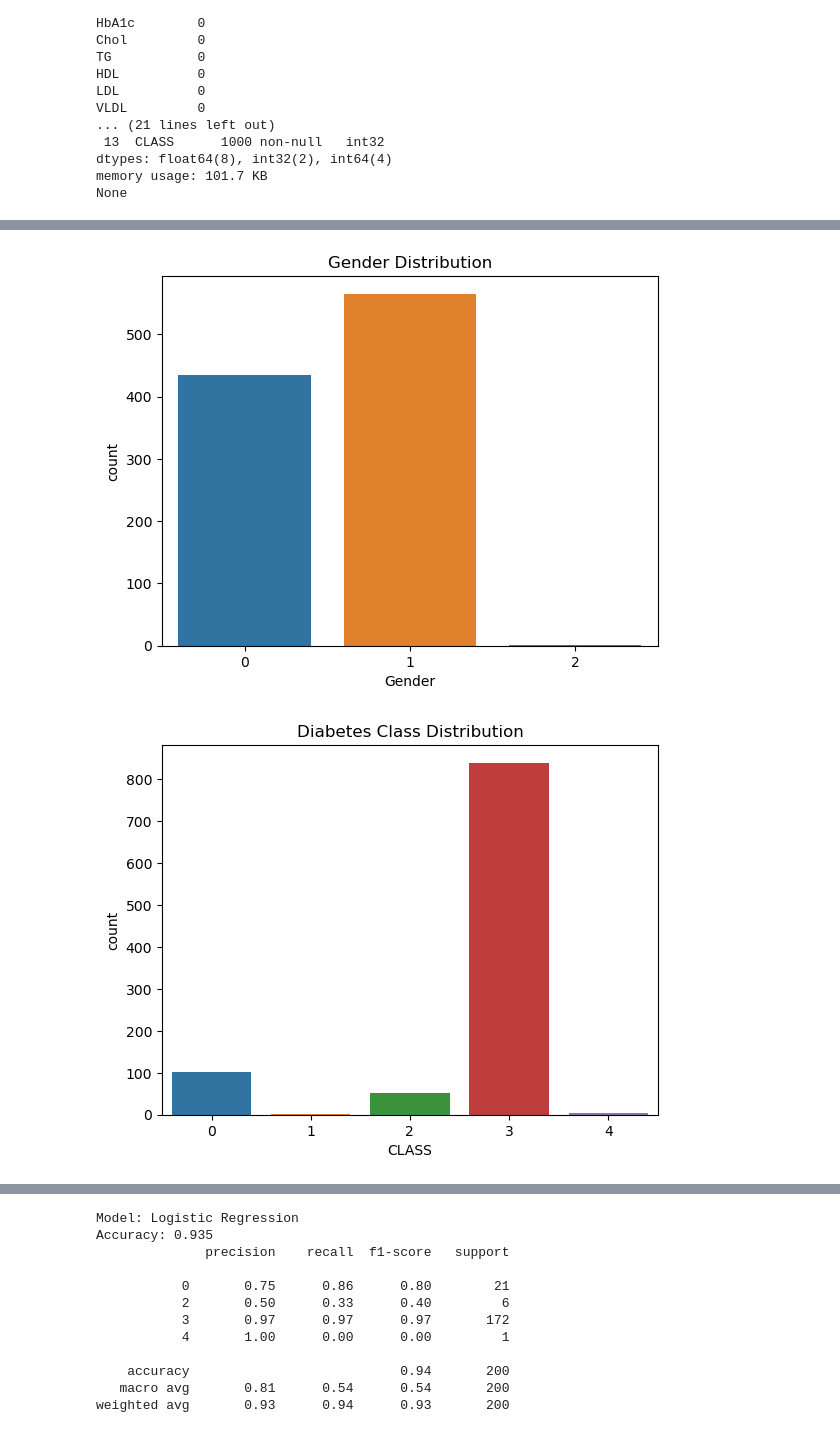
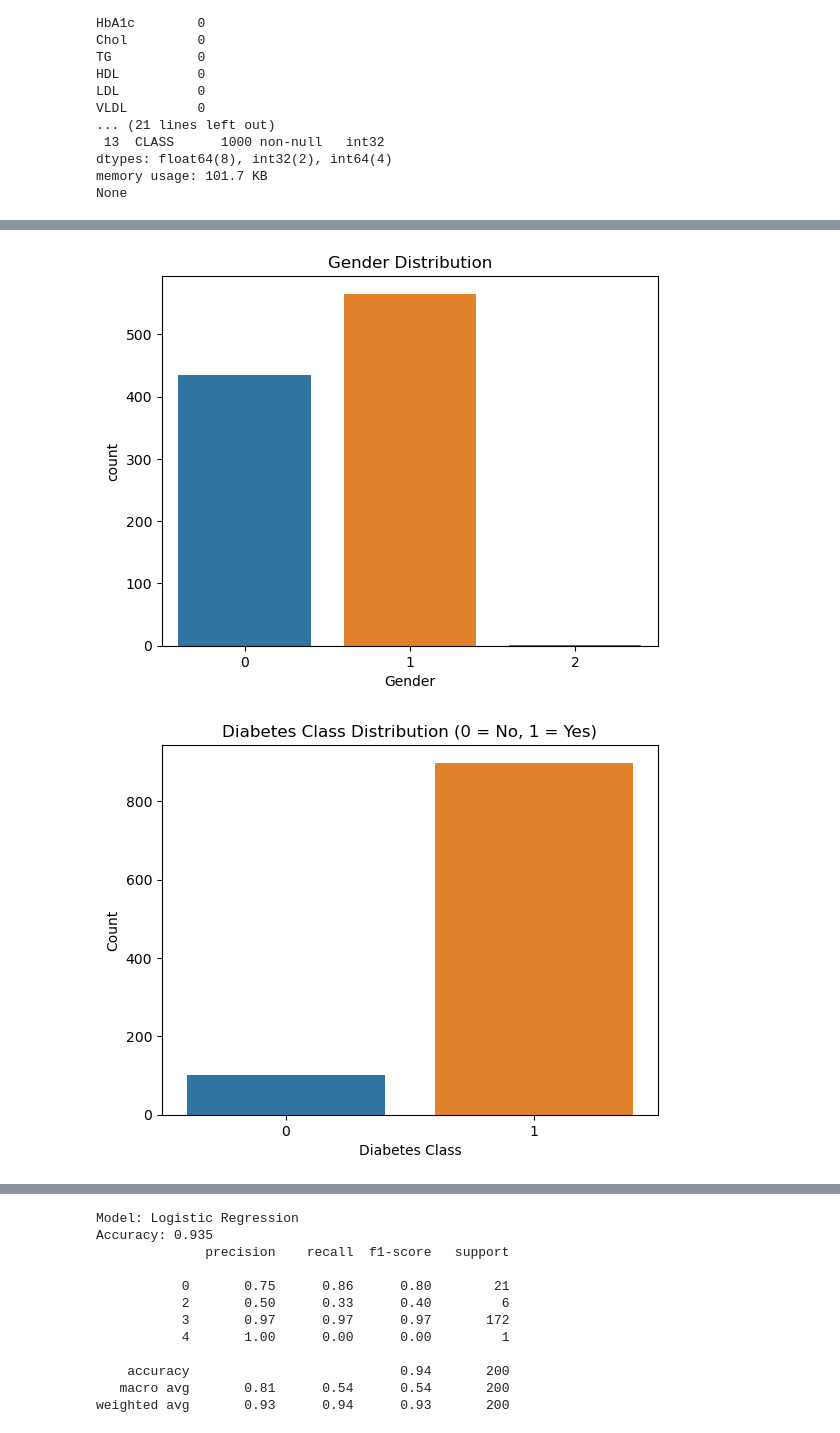
Before and after one commit to Willy-Norbert/Big_data_FinalExam_27463_IrabarutaWillyNorbert, a Jupyter notebook: index.ipynb, the cells around one changed output, grey strips where cells are left out. Drawn from its saved outputs; the diff is of its cells as text; code cells hidden in the pictures.

```diff
--- a/index.ipynb
+++ b/index.ipynb
@@ -165,10 +208,16 @@ sns.countplot(x="Gender", data=df)
 plt.title("Gender Distribution")
 plt.show()
 
-# Class Distribution
+# Map CLASS values: 0 stays 0, all others become 1 (Diabetes)
+df['CLASS'] = df['CLASS'].apply(lambda x: 0 if x == 0 else 1)
+
+# Now plot the class distribution with updated classes (0 and 1)
 sns.countplot(x="CLASS", data=df)
-plt.title("Diabetes Class Distribution")
+plt.title("Diabetes Class Distribution (0 = No, 1 = Yes)")
+plt.xlabel("Diabetes Class")
+plt.ylabel("Count")
 plt.show()
+
 
 # Age vs BMI Scatter
 sns.scatterplot(x="AGE", y="BMI", hue="CLASS", data=df)
@@ -196,2 +245,2 @@ max       9.900000    35.000000    47.750000     4.000000
 [figure]
-[figure, old version]
+[figure, new version]
```
Also changed, not shown: parts of 8 cells of this notebook, 1 other file.
